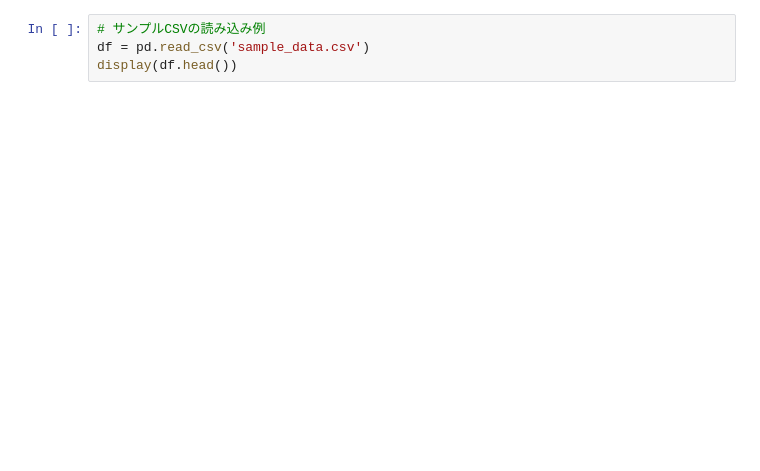
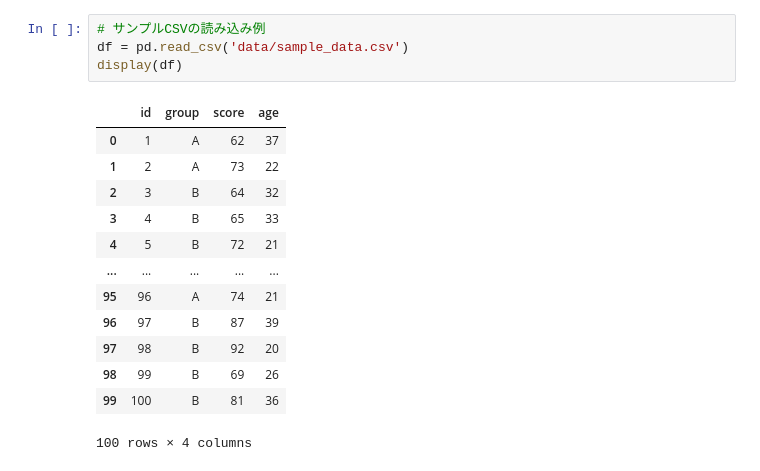
Before and after one commit to Naokiakazawa/causal_notebooks, a Jupyter notebook: 01_intro.ipynb, the cells around one changed output. Saved outputs shown, nothing was run; the diff lists cells and outputs as text; blank space fills up the shorter version.

```diff
--- a/01_intro.ipynb
+++ b/01_intro.ipynb
@@ -23,6 +27,20 @@ print("ライブラリの読み込み完了!")
 # %%
 # サンプルCSVの読み込み例
-df = pd.read_csv('sample_data.csv')
-display(df.head())
+df = pd.read_csv('data/sample_data.csv')
+display(df)
+# %% [output]
+|  | id | group | score | age |
+| 0 | 1 | A | 62 | 37 |
+| 1 | 2 | A | 73 | 22 |
+| 2 | 3 | B | 64 | 32 |
+| 3 | 4 | B | 65 | 33 |
+| 4 | 5 | B | 72 | 21 |
+| ... | ... | ... | ... | ... |
+| 95 | 96 | A | 74 | 21 |
+| 96 | 97 | B | 87 | 39 |
+| 97 | 98 | B | 92 | 20 |
+| 98 | 99 | B | 69 | 26 |
+| 99 | 100 | B | 81 | 36 |
+100 rows × 4 columns
 # %%
 # CSVデータの読み込み
```
Also changed, not shown: parts of 8 cells of this notebook, 6 other files.
